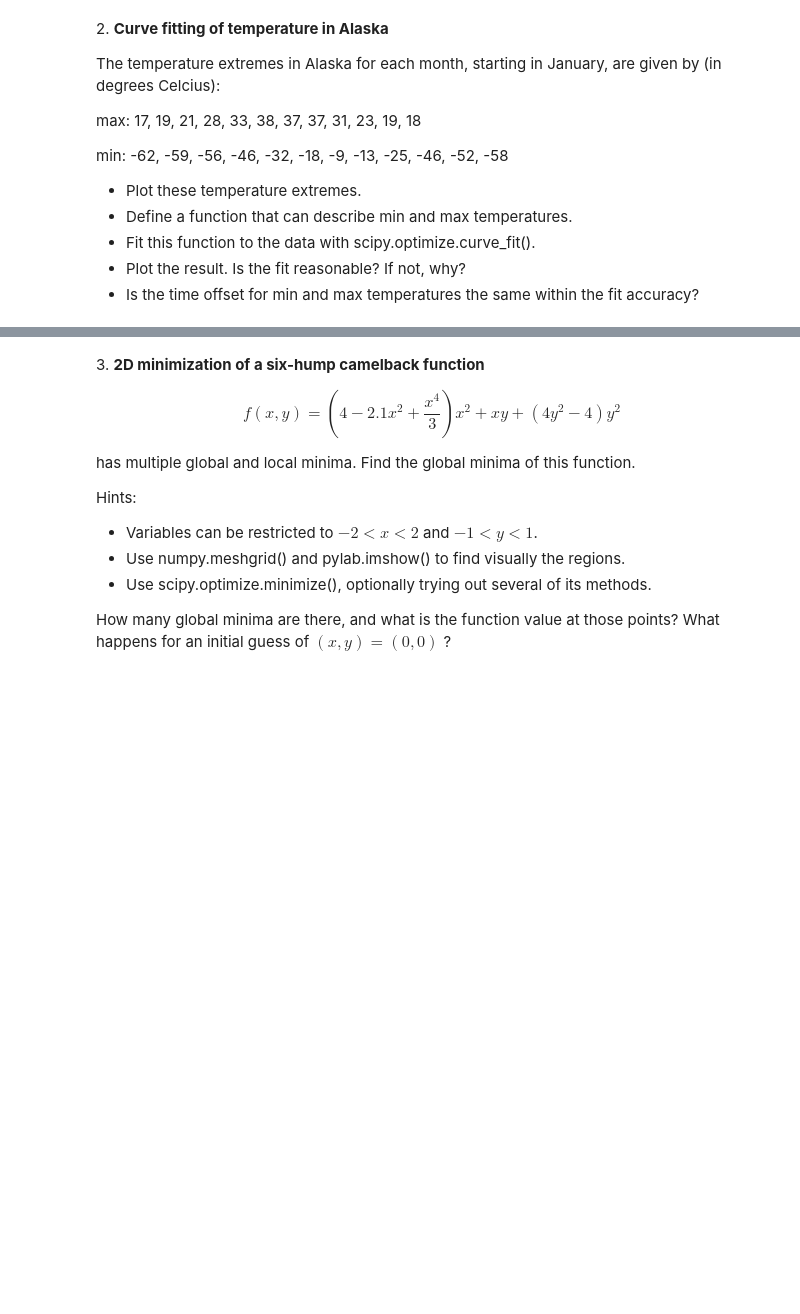
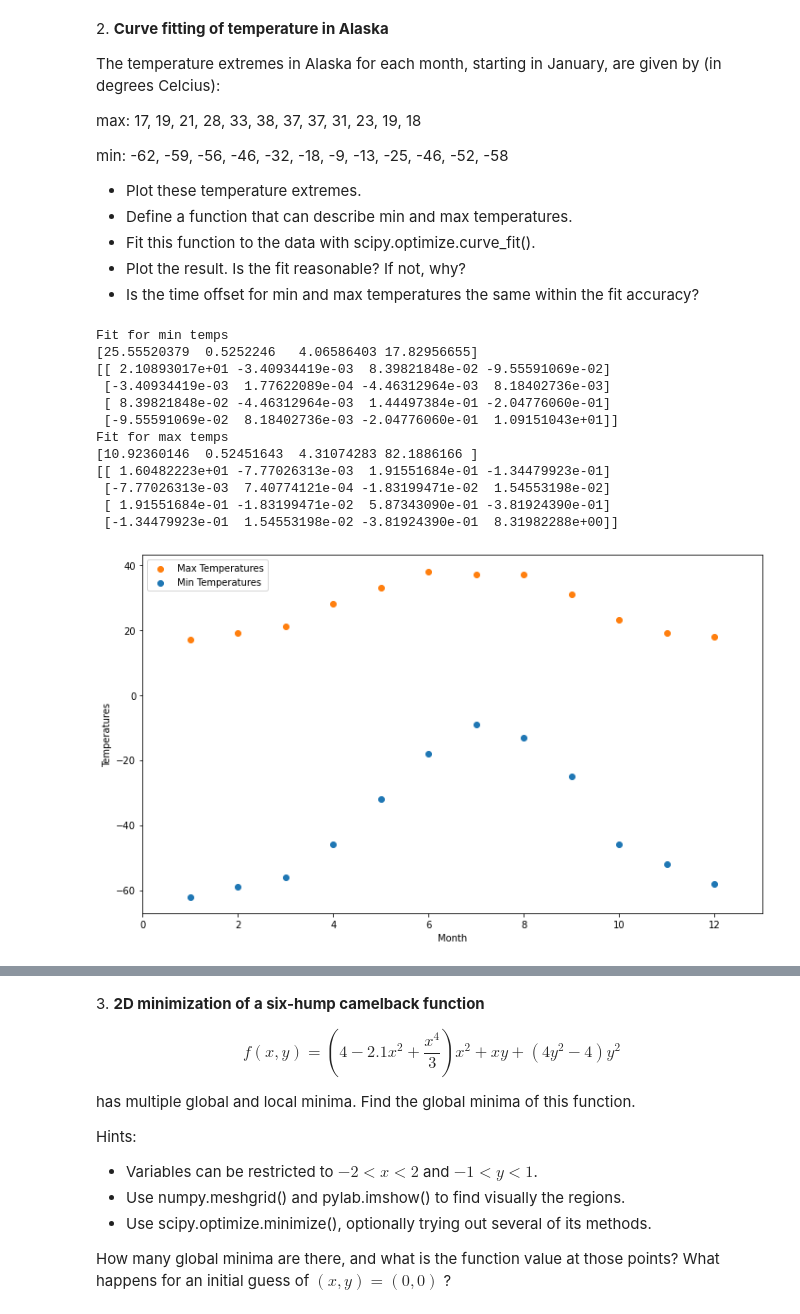
Before and after one commit to lorebarbiero/LaboratoryOfComputationalPhysics_Y5, a Jupyter notebook: 09ex_Algorithms.ipynb, the cells around one changed output, grey strips where cells are left out. Saved outputs shown, nothing was run; the diff lists cells and outputs as text; code cells hidden in the pictures; blank space fills up the shorter version.

```diff
--- a/09ex_Algorithms.ipynb
+++ b/09ex_Algorithms.ipynb
@@ -51,3 +51,50 @@ min: -62, -59, -56, -46, -32, -18, -9, -13, -25, -46, -52, -58
 * Fit this function to the data with scipy.optimize.curve_fit().
 * Plot the result. Is the fit reasonable? If not, why?
 * Is the time offset for min and max temperatures the same within the fit accuracy?
+# %%
+max_0 = np.array([17, 19, 21, 28, 33, 38, 37, 37, 31, 23, 19, 18])
+min_0 = np.array([-62, -59, -56, -46, -32, -18, -9, -13, -25, -46, -52, -58])
+month_0 = np.arange(1,13)
+x_0 = np.arange(0,14,0.05)
+
+fig, ax = plt.subplots(figsize=(10, 6))
+ax.scatter(month_0, max_0, label='Max Temperatures', color = 'tab:orange')
+ax.scatter(month_0, min_0, label='Min Temperatures')
+ax.legend(loc='upper left')
+ax.set_xlabel('Month')
+ax.set_ylabel('Temperatures')
+ax.set_xlim(left=month_0[0]-1, right=month_0[-1]+1)
+fig.tight_layout()
+
+#it could be a sine function (periodicity would make sense)
+
+def f(x, A, nu, fi, b):
+    return A * np.sin(nu * x + fi) + b
+
+params_min, params_covariance_min = optimize.curve_fit(f, month, min, p0=[30,0.5,5,-30])
+params_max, params_covariance_max = optimize.curve_fit(f, month, max, p0=[10,0.5,5,30])
+
+print('Fit for min temps')
+print(params_min)
+print (params_covariance_min)
+
+print('Fit for max temps')
+print(params_max)
+print (params_covariance_max)
+
+minfit = f(x_0,params_min[0],params_min[1],params_min[2],params_min[3])
+maxfit = f(x_0,params_max[0],params_max[1],params_max[2],params_max[3])
+# %% [output]
+Fit for min temps
+[25.55520379  0.5252246   4.06586403 17.82956655]
+[[ 2.10893017e+01 -3.40934419e-03  8.39821848e-02 -9.55591069e-02]
+ [-3.40934419e-03  1.77622089e-04 -4.46312964e-03  8.18402736e-03]
+ [ 8.39821848e-02 -4.46312964e-03  1.44497384e-01 -2.04776060e-01]
+ [-9.55591069e-02  8.18402736e-03 -2.04776060e-01  1.09151043e+01]]
+Fit for max temps
+[10.92360146  0.52451643  4.31074283 82.1886166 ]
+[[ 1.60482223e+01 -7.77026313e-03  1.91551684e-01 -1.34479923e-01]
+ [-7.77026313e-03  7.40774121e-04 -1.83199471e-02  1.54553198e-02]
+ [ 1.91551684e-01 -1.83199471e-02  5.87343090e-01 -3.81924390e-01]
+ [-1.34479923e-01  1.54553198e-02 -3.81924390e-01  8.31982288e+00]]
+[figure, added]
```
Also changed, not shown: parts of 8 cells of this notebook, 2 other files.
